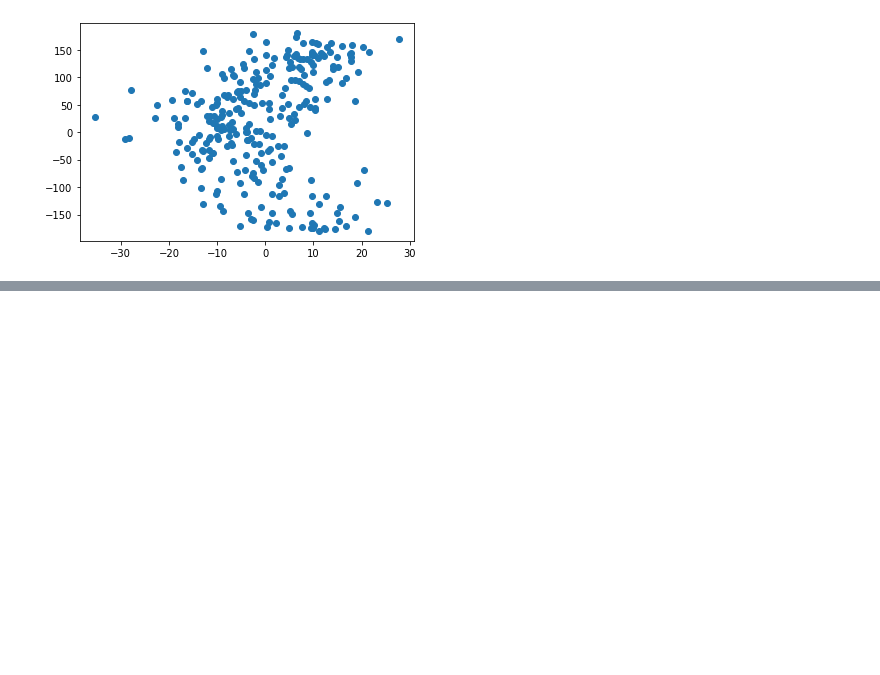
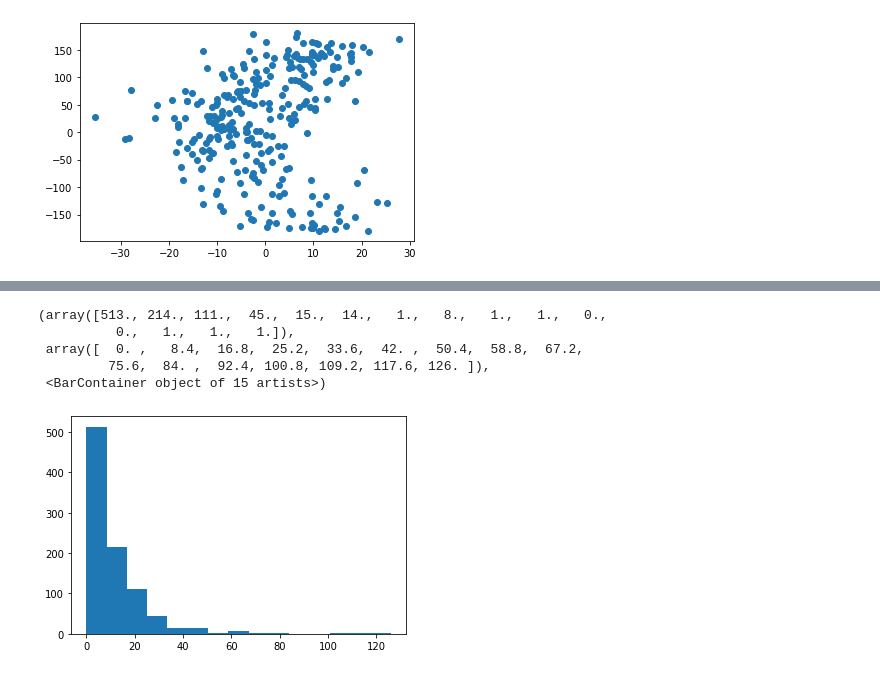
Before and after one commit to FireBall-CAPSTONE/FireBuddyAnalysis, a Jupyter notebook: fireballs.ipynb, the cells around one changed output, grey strips where cells are left out. Cells and saved outputs as stored; diff of their text form; code cells hidden in the pictures; blank space fills up the shorter version.

```diff
--- a/fireballs.ipynb
+++ b/fireballs.ipynb
@@ -218,0 +345,9 @@ plt.plot(delta)
+# %%
+plt.hist(delta2_d,15)
+# %% [output]
+(array([513., 214., 111.,  45.,  15.,  14.,   1.,   8.,   1.,   1.,   0.,
+          0.,   1.,   1.,   1.]),
+ array([  0. ,   8.4,  16.8,  25.2,  33.6,  42. ,  50.4,  58.8,  67.2,
+         75.6,  84. ,  92.4, 100.8, 109.2, 117.6, 126. ]),
+ <BarContainer object of 15 artists>)
+[figure, added]
```
Also changed, not shown: parts of 24 cells of this notebook.
